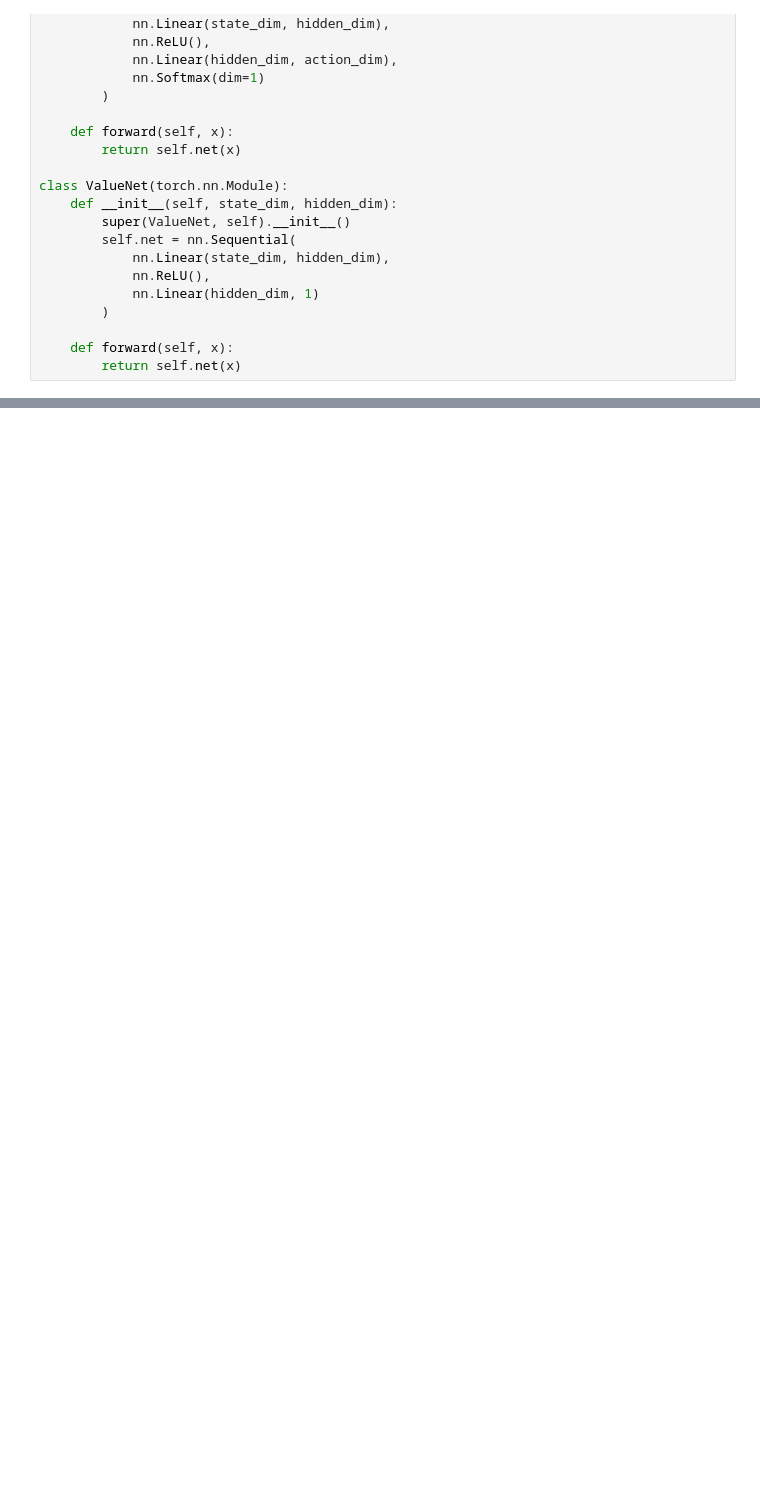
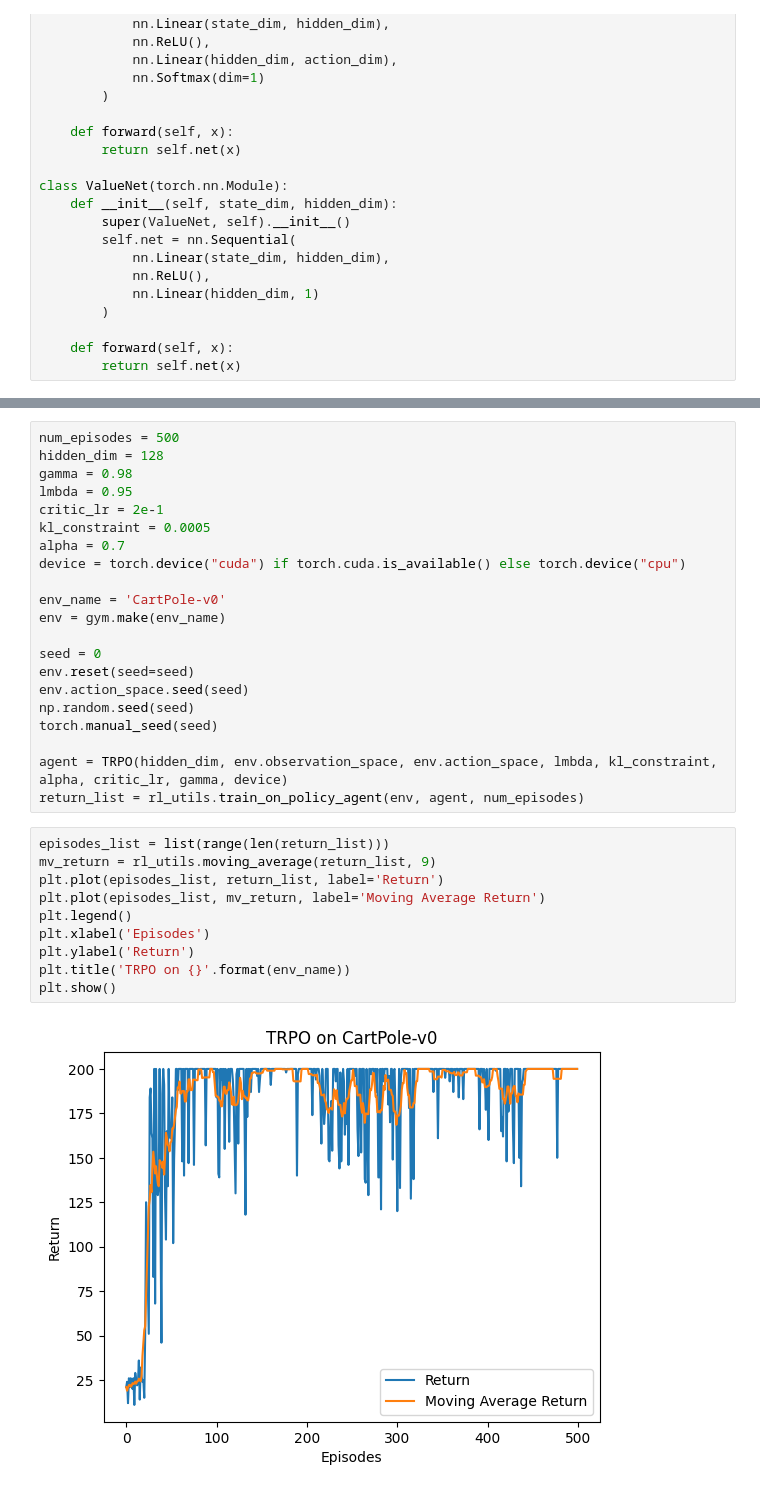
Before and after one commit to HaokunFeng/RL-Algorithms, a Jupyter notebook: 11_TRPO.ipynb, the cells around one changed output, grey strips where cells are left out. Drawn from its saved outputs; the diff is of its cells as text; blank space fills up the shorter version.

```diff
--- a/11_TRPO.ipynb
+++ b/11_TRPO.ipynb
@@ -126,0 +157,33 @@ class TRPO:
+# %%
+num_episodes = 500
+hidden_dim = 128
+gamma = 0.98
+lmbda = 0.95
+critic_lr = 2e-1
+kl_constraint = 0.0005
+alpha = 0.7
+device = torch.device("cuda") if torch.cuda.is_available() else torch.device("cpu")
+
+env_name = 'CartPole-v0'
+env = gym.make(env_name)
+
+seed = 0
+env.reset(seed=seed)
+env.action_space.seed(seed)
+np.random.seed(seed)
+torch.manual_seed(seed)
+
+agent = TRPO(hidden_dim, env.observation_space, env.action_space, lmbda, kl_constraint, alpha, critic_lr, gamma, device)
+return_list = rl_utils.train_on_policy_agent(env, agent, num_episodes)
+# %%
+episodes_list = list(range(len(return_list)))
+mv_return = rl_utils.moving_average(return_list, 9)
+plt.plot(episodes_list, return_list, label='Return')
+plt.plot(episodes_list, mv_return, label='Moving Average Return')
+plt.legend()
+plt.xlabel('Episodes')
+plt.ylabel('Return')
+plt.title('TRPO on {}'.format(env_name))
+plt.show()
+# %% [output]
+[figure, added]
```
Also changed, not shown: parts of 6 cells of this notebook, 3 other files.
